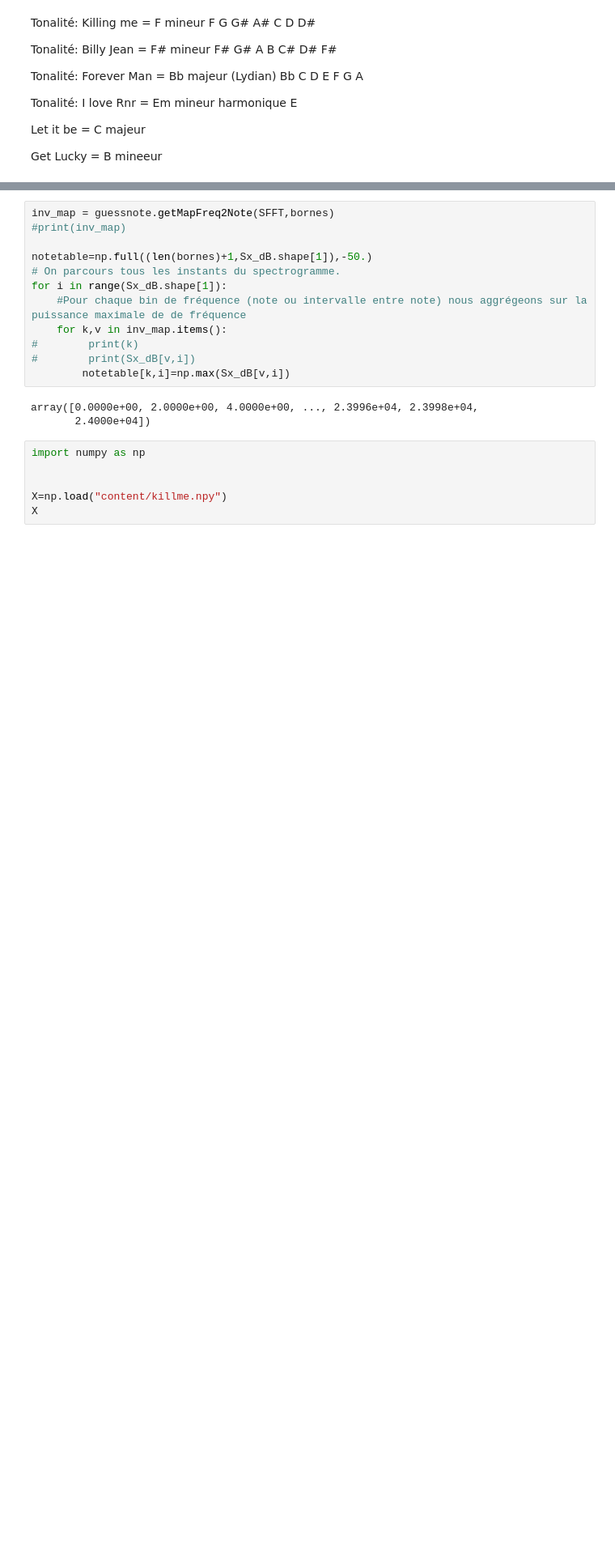
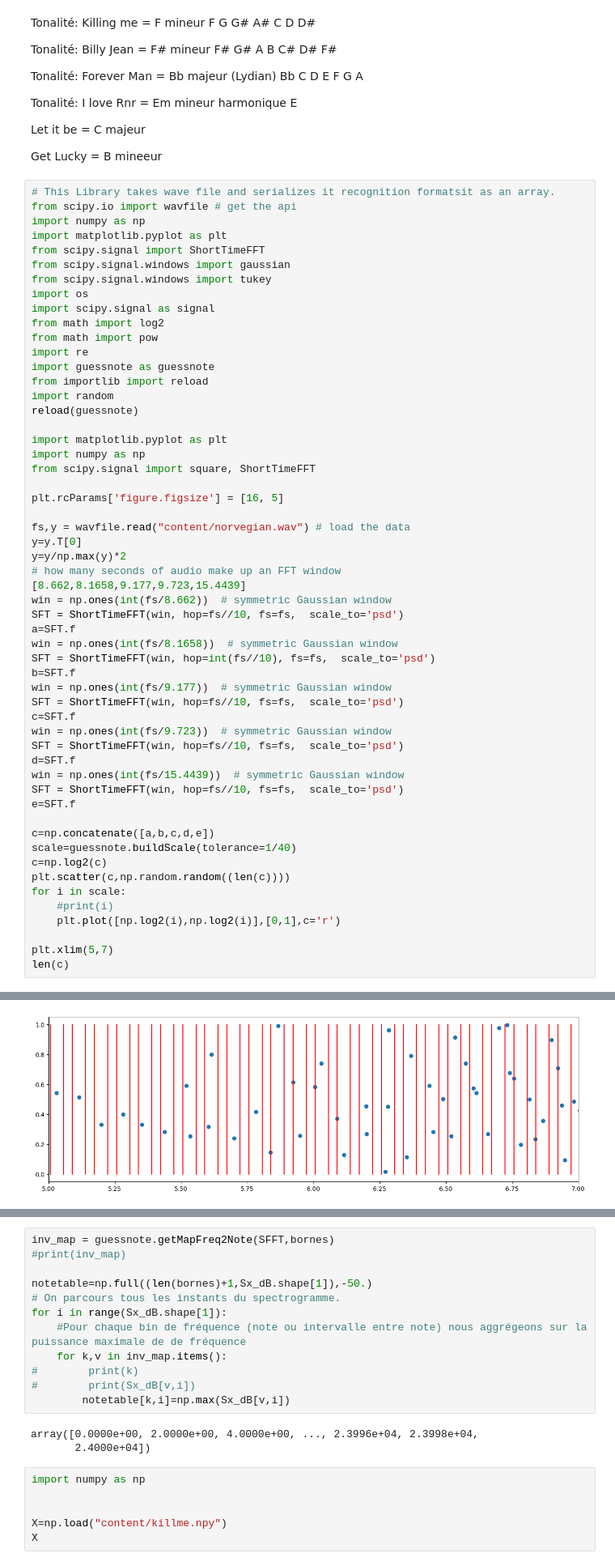
Before and after one commit to clementsoullard/sudoku-resolver, a Jupyter notebook: FFT/prep-ml.ipynb, the cells around one changed output, grey strips where cells are left out. Shown at 81% size. Cells and saved outputs as stored; diff of their text form; blank space fills up the shorter version.

```diff
--- a/FFT/prep-ml.ipynb
+++ b/FFT/prep-ml.ipynb
@@ -10,3 +142,59 @@ Tonalité: I love Rnr = Em mineur harmonique E
 Let it be = C majeur
 
 Get Lucky = B mineeur
+# %%
+# This Library takes wave file and serializes it recognition formatsit as an array.
+from scipy.io import wavfile # get the api
+import numpy as np
+import matplotlib.pyplot as plt
+from scipy.signal import ShortTimeFFT
+from scipy.signal.windows import gaussian
+from scipy.signal.windows import tukey
+import os
+import scipy.signal as signal
+from math import log2
+from math import pow
+import re
+import guessnote as guessnote
+from importlib import reload
+import random
+reload(guessnote)
+
+import matplotlib.pyplot as plt
+import numpy as np
+from scipy.signal import square, ShortTimeFFT
+
+plt.rcParams['figure.figsize'] = [16, 5]
+
+fs,y = wavfile.read("content/norvegian.wav") # load the data
+y=y.T[0]
+y=y/np.max(y)*2
+# how many seconds of audio make up an FFT window
+[8.662,8.1658,9.177,9.723,15.4439]
+win = np.ones(int(fs/8.662))  # symmetric Gaussian window
+SFT = ShortTimeFFT(win, hop=fs//10, fs=fs,  scale_to='psd')
+a=SFT.f
+win = np.ones(int(fs/8.1658))  # symmetric Gaussian window
+SFT = ShortTimeFFT(win, hop=int(fs//10), fs=fs,  scale_to='psd')
+b=SFT.f
+win = np.ones(int(fs/9.177))  # symmetric Gaussian window
+SFT = ShortTimeFFT(win, hop=fs//10, fs=fs,  scale_to='psd')
+c=SFT.f
+win = np.ones(int(fs/9.723))  # symmetric Gaussian window
+SFT = ShortTimeFFT(win, hop=fs//10, fs=fs,  scale_to='psd')
+d=SFT.f
+win = np.ones(int(fs/15.4439))  # symmetric Gaussian window
+SFT = ShortTimeFFT(win, hop=fs//10, fs=fs,  scale_to='psd')
+e=SFT.f
+
+c=np.concatenate([a,b,c,d,e])
+scale=guessnote.buildScale(tolerance=1/40)
+c=np.log2(c)
+plt.scatter(c,np.random.random((len(c))))
+for i in scale:
+    #print(i)
+    plt.plot([np.log2(i),np.log2(i)],[0,1],c='r')
+
+plt.xlim(5,7)
+len(c)
+# %% [output]
@@ -12,0 +202 @@ Get Lucky = B mineeur
+[figure, added]
```
Also changed, not shown: parts of 12 cells of this notebook, 4 other files.
